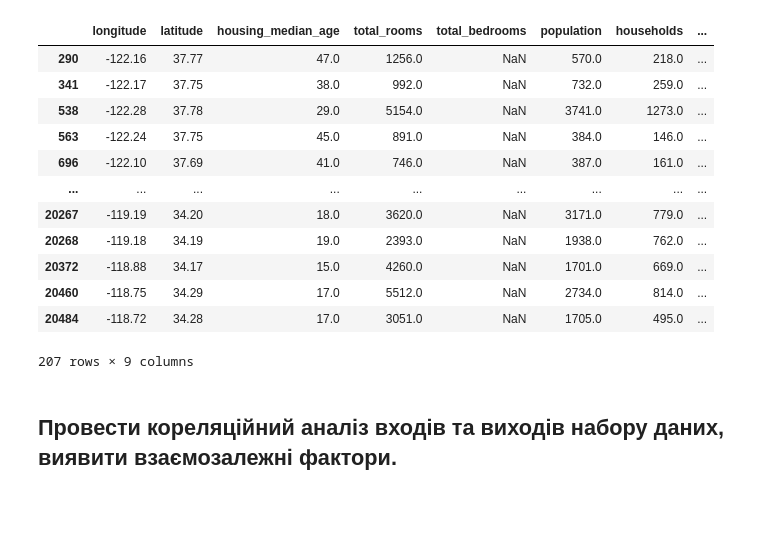
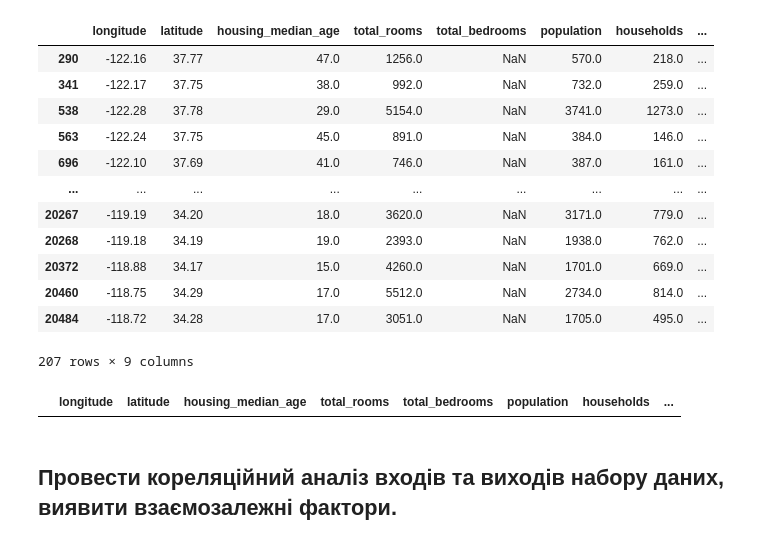
Before and after one commit to KlymentievMaksym/MLM, a Jupyter notebook: Lab1/Maksym_Klymentiev_FI21_LR.ipynb, the cells around one changed output. Saved outputs shown, nothing was run; the diff lists cells and outputs as text; code cells hidden in the pictures; blank space fills up the shorter version.

```diff
--- a/Lab1/Maksym_Klymentiev_FI21_LR.ipynb
+++ b/Lab1/Maksym_Klymentiev_FI21_LR.ipynb
@@ -79,7 +83,7 @@ plt.show()
 # %% [output]
 [figure]
 # %%
-# data = data.drop(columns=["ocean_proximity"])
+data = data.drop(columns=["ocean_proximity"])
 # %% [markdown]
 ## Визначити вхідні та вихідні параметри,
 # %% [markdown]
@@ -135,6 +139,11 @@ data[data.total_bedrooms.isna()]
 | 20460 | -118.75 | 34.29 | 17.0 | 5512.0 | NaN | 2734.0 | 814.0 | ... |
 | 20484 | -118.72 | 34.28 | 17.0 | 3051.0 | NaN | 1705.0 | 495.0 | ... |
 207 rows × 9 columns
+# %%
+data['total_bedrooms'] = data['total_bedrooms'].fillna(data['total_bedrooms'].median())
+data[data.total_bedrooms.isna()].head()
+# %% [output]
+|  | longitude | latitude | housing_median_age | total_rooms | total_bedrooms | population | households | ... |
 # %% [markdown]
 ## Провести кореляційний аналіз входів та виходів набору даних, виявити взаємозалежні фактори.
 # %%
```
Also changed, not shown: parts of 6 cells of this notebook.
